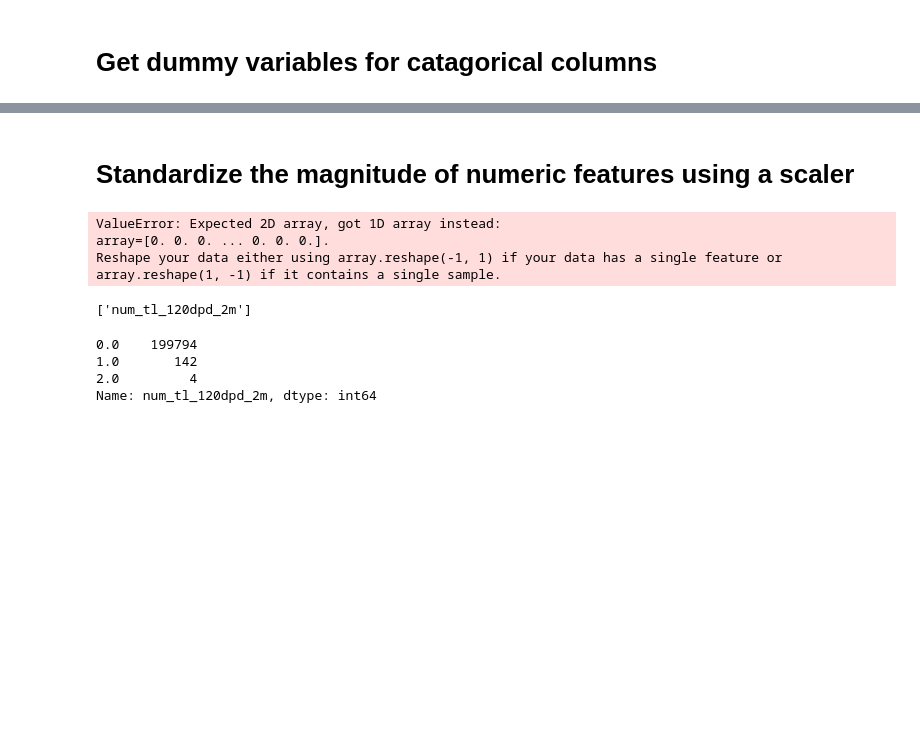
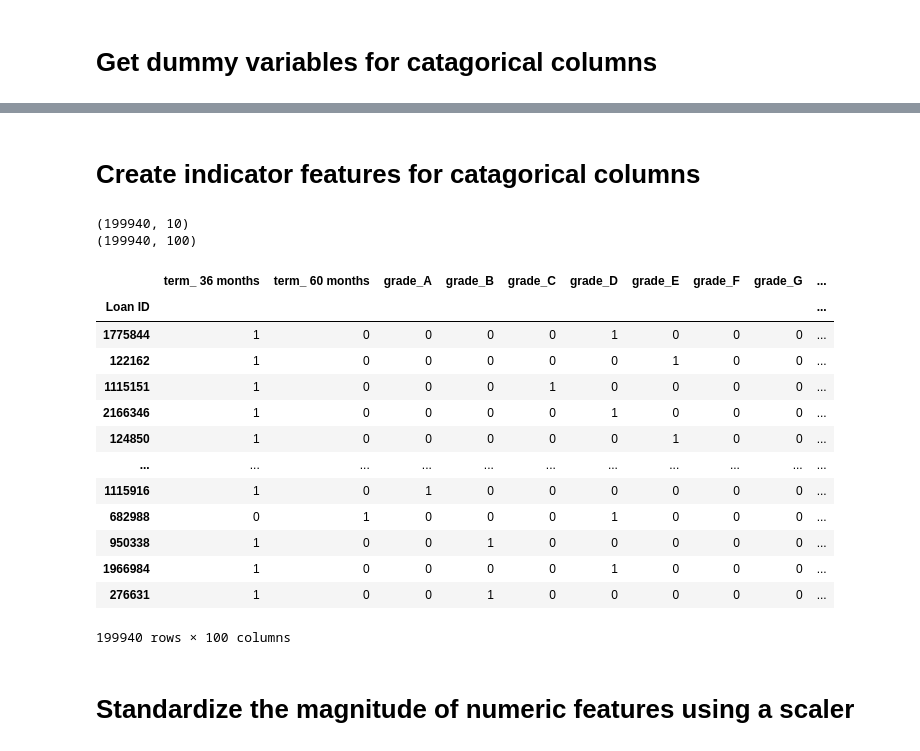
Before and after one commit to jjobes90/Loan-Approval, a Jupyter notebook: Pre_processing.ipynb, the cells around one changed output, grey strips where cells are left out. Drawn from its saved outputs; the diff is of its cells as text; code cells hidden in the pictures; blank space fills up the shorter version.

```diff
--- a/Pre_processing.ipynb
+++ b/Pre_processing.ipynb
@@ -127,0 +59,6 @@ numeric_columns
+# %%
+y = pre_pros_df['loan_status']
+X = pre_pros_df.drop(columns='loan_status')
+
+print(y.shape)
+print(X.shape)
@@ -155,0 +93,6 @@ pre_pros_df.head()
+# %%
+# filter dataframe for object datatypes (catagorical)
+
+object_df = X.select_dtypes(np.object)
+
+object_df.head()
@@ -156,13 +107,29 @@ pre_pros_df.head()
+# %% [markdown]
+# Create indicator features for catagorical columns
+# %%
+# get dummies of catagorical data
+
+catagorical_dummy_df = pd.get_dummies(object_df)
+
+print(object_df.shape)
+print(catagorical_dummy_df.shape)
+catagorical_dummy_df
+# %% [output]
+(199940, 10)
+(199940, 100)
+|  | term_ 36 months | term_ 60 months | grade_A | grade_B | grade_C | grade_D | grade_E | grade_F | grade_G | ... |
+| Loan ID |  |  |  |  |  |  |  |  |  | ... |
+| 1775844 | 1 | 0 | 0 | 0 | 0 | 1 | 0 | 0 | 0 | ... |
+| 122162 | 1 | 0 | 0 | 0 | 0 | 0 | 1 | 0 | 0 | ... |
+| 1115151 | 1 | 0 | 0 | 0 | 1 | 0 | 0 | 0 | 0 | ... |
+| 2166346 | 1 | 0 | 0 | 0 | 0 | 1 | 0 | 0 | 0 | ... |
+| 124850 | 1 | 0 | 0 | 0 | 0 | 0 | 1 | 0 | 0 | ... |
+| ... | ... | ... | ... | ... | ... | ... | ... | ... | ... | ... |
+| 1115916 | 1 | 0 | 1 | 0 | 0 | 0 | 0 | 0 | 0 | ... |
+| 682988 | 0 | 1 | 0 | 0 | 0 | 1 | 0 | 0 | 0 | ... |
+| 950338 | 1 | 0 | 0 | 1 | 0 | 0 | 0 | 0 | 0 | ... |
+| 1966984 | 1 | 0 | 0 | 0 | 0 | 1 | 0 | 0 | 0 | ... |
+| 276631 | 1 | 0 | 0 | 1 | 0 | 0 | 0 | 0 | 0 | ... |
+199940 rows × 100 columns
 # %% [markdown]
 # Standardize the magnitude of numeric features using a scaler
-# %%
-from sklearn.preprocessing import MinMaxScaler
-
-scaler = MinMaxScaler()
-
-for i in numeric_columns:
-    pre_pros_df[i] = scaler.fit_transform(pre_pros_df[i])
-# %% [output]
-ValueError: Expected 2D array, got 1D array instead:
-array=[0. 0. 0. ... 0. 0. 0.].
-Reshape your data either using array.reshape(-1, 1) if your data has a single feature or array.reshape(1, -1) if it contains a single sample.
@@ -175,11 +135,0 @@ for i in numeric_columns:
-# %%
-one_d_array
-# %% [output]
-['num_tl_120dpd_2m']
-# %%
-pre_pros_df['num_tl_120dpd_2m'].value_counts()
-# %% [output]
-0.0    199794
-1.0       142
-2.0         4
-Name: num_tl_120dpd_2m, dtype: int64
```
Also changed, not shown: parts of 33 cells of this notebook.
